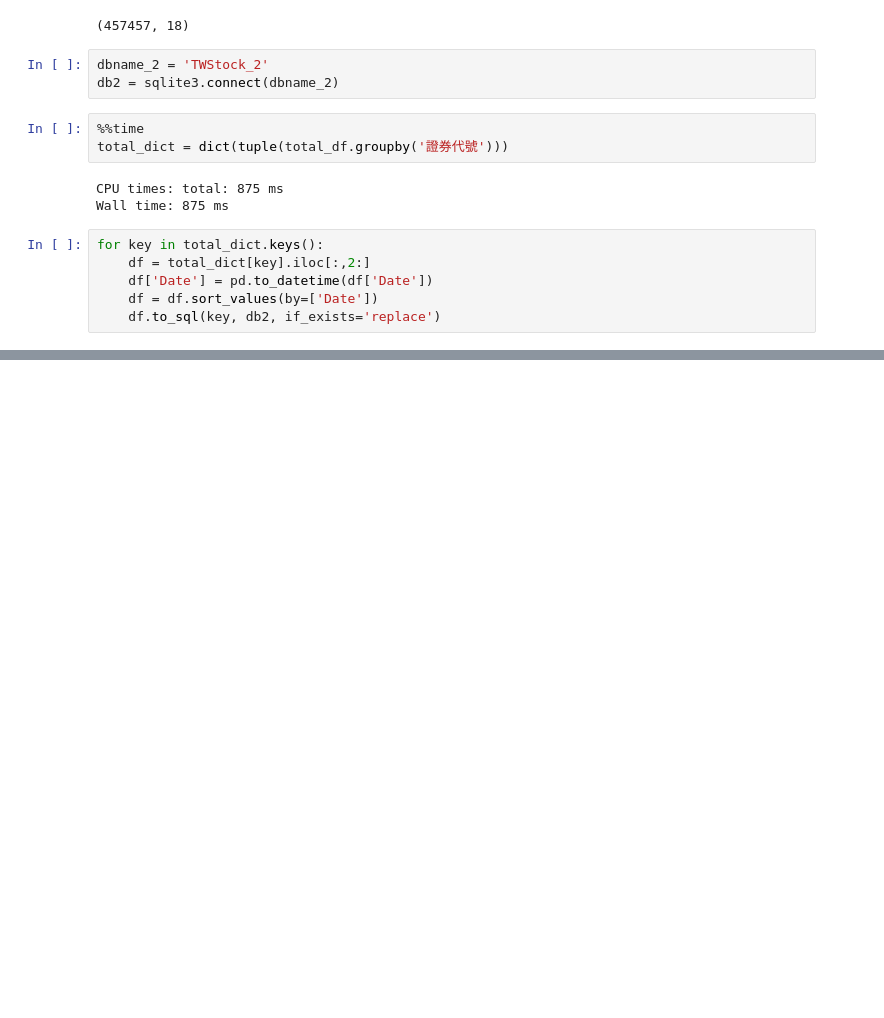
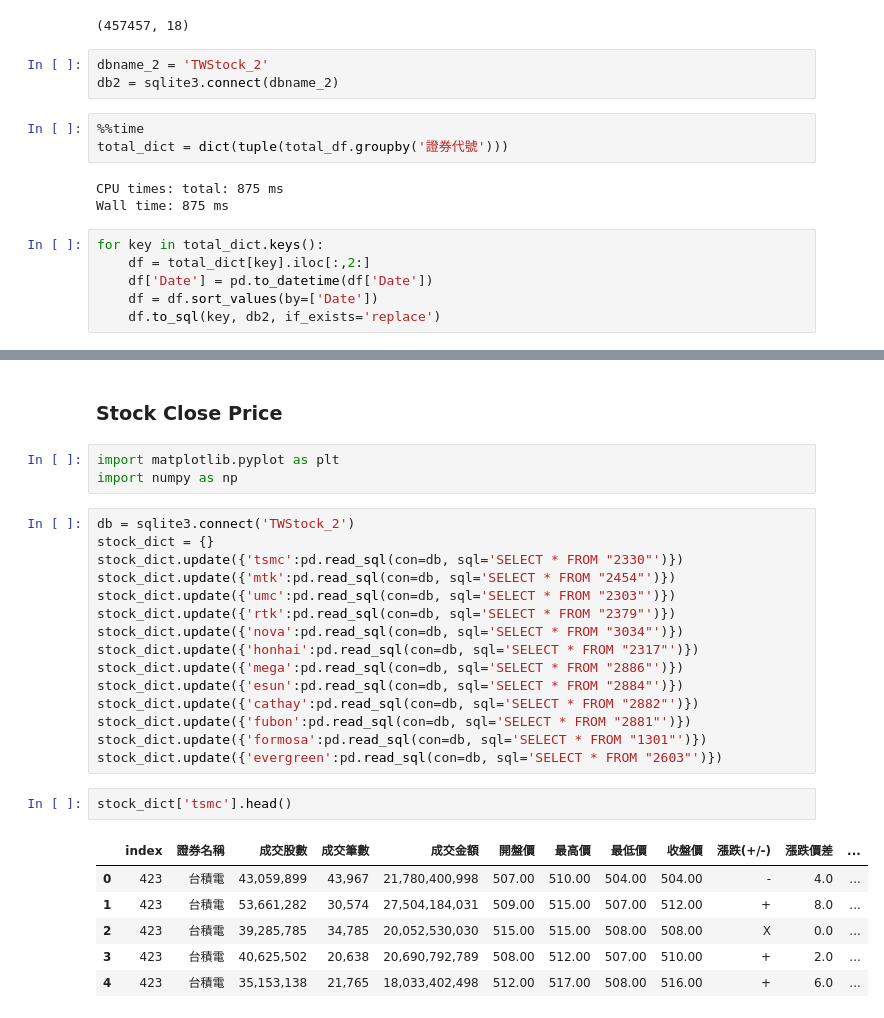
Before and after one commit to YJCheng1210/Data_Mining, a Jupyter notebook: TWSE_Stock.ipynb, the cells around one changed output, grey strips where cells are left out. Cells and saved outputs as stored; diff of their text form; blank space fills up the shorter version.

```diff
--- a/TWSE_Stock.ipynb
+++ b/TWSE_Stock.ipynb
@@ -108,3 +108,32 @@ pd.read_sql(con=db2, sql='SELECT * FROM "2330"').tail()
 | 397 | 448 | 台積電 | 29,838,832 | 25,570 | 14,823,224,632 | 494.00 | 501.00 | 493.00 | 501.00 | + | 9.0 | ... |
 | 398 | 448 | 台積電 | 26,589,086 | 27,173 | 13,279,624,282 | 499.00 | 503.00 | 495.00 | 500.00 | - | 1.0 | ... |
 | 399 | 448 | 台積電 | 35,052,642 | 49,928 | 17,966,410,242 | 509.00 | 516.00 | 507.00 | 516.00 | + | 16.0 | ... |
+# %% [markdown]
+### Stock Close Price
+# %%
+import matplotlib.pyplot as plt
+import numpy as np
+# %%
+db = sqlite3.connect('TWStock_2')
+stock_dict = {}
+stock_dict.update({'tsmc':pd.read_sql(con=db, sql='SELECT * FROM "2330"')})
+stock_dict.update({'mtk':pd.read_sql(con=db, sql='SELECT * FROM "2454"')})
+stock_dict.update({'umc':pd.read_sql(con=db, sql='SELECT * FROM "2303"')})
+stock_dict.update({'rtk':pd.read_sql(con=db, sql='SELECT * FROM "2379"')})
+stock_dict.update({'nova':pd.read_sql(con=db, sql='SELECT * FROM "3034"')})
+stock_dict.update({'honhai':pd.read_sql(con=db, sql='SELECT * FROM "2317"')})
+stock_dict.update({'mega':pd.read_sql(con=db, sql='SELECT * FROM "2886"')})
+stock_dict.update({'esun':pd.read_sql(con=db, sql='SELECT * FROM "2884"')})
+stock_dict.update({'cathay':pd.read_sql(con=db, sql='SELECT * FROM "2882"')})
+stock_dict.update({'fubon':pd.read_sql(con=db, sql='SELECT * FROM "2881"')})
+stock_dict.update({'formosa':pd.read_sql(con=db, sql='SELECT * FROM "1301"')})
+stock_dict.update({'evergreen':pd.read_sql(con=db, sql='SELECT * FROM "2603"')})
+# %%
+stock_dict['tsmc'].head()
+# %% [output]
+|  | index | 證券名稱 | 成交股數 | 成交筆數 | 成交金額 | 開盤價 | 最高價 | 最低價 | 收盤價 | 漲跌(+/-) | 漲跌價差 | ... |
+| 0 | 423 | 台積電 | 43,059,899 | 43,967 | 21,780,400,998 | 507.00 | 510.00 | 504.00 | 504.00 | - | 4.0 | ... |
+| 1 | 423 | 台積電 | 53,661,282 | 30,574 | 27,504,184,031 | 509.00 | 515.00 | 507.00 | 512.00 | + | 8.0 | ... |
+| 2 | 423 | 台積電 | 39,285,785 | 34,785 | 20,052,530,030 | 515.00 | 515.00 | 508.00 | 508.00 | X | 0.0 | ... |
+| 3 | 423 | 台積電 | 40,625,502 | 20,638 | 20,690,792,789 | 508.00 | 512.00 | 507.00 | 510.00 | + | 2.0 | ... |
+| 4 | 423 | 台積電 | 35,153,138 | 21,765 | 18,033,402,498 | 512.00 | 517.00 | 508.00 | 516.00 | + | 6.0 | ... |
```
Also changed, not shown: parts of 3 cells of this notebook.
